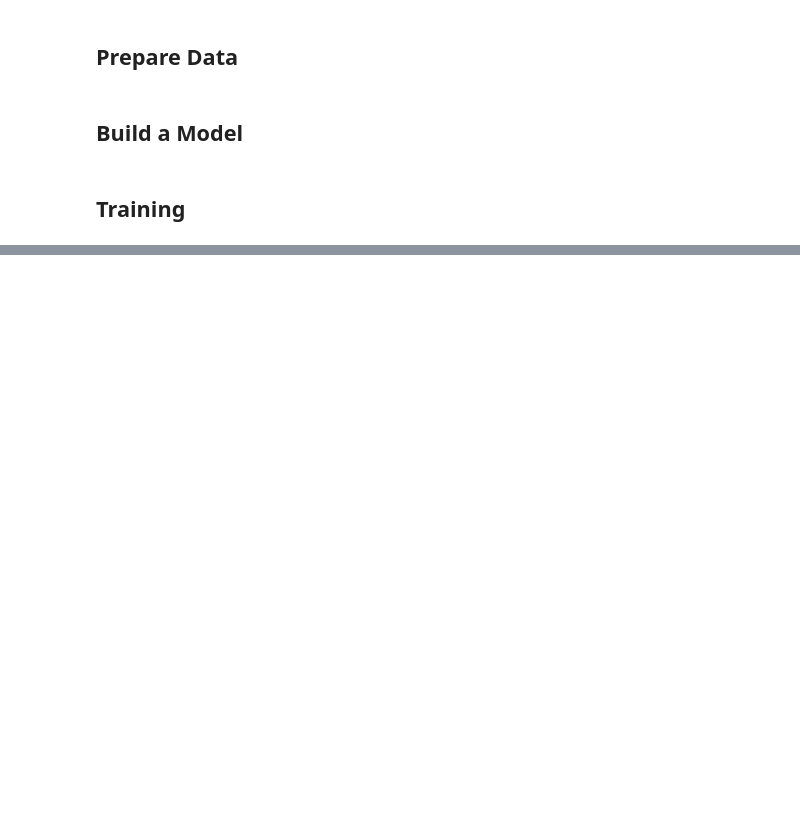
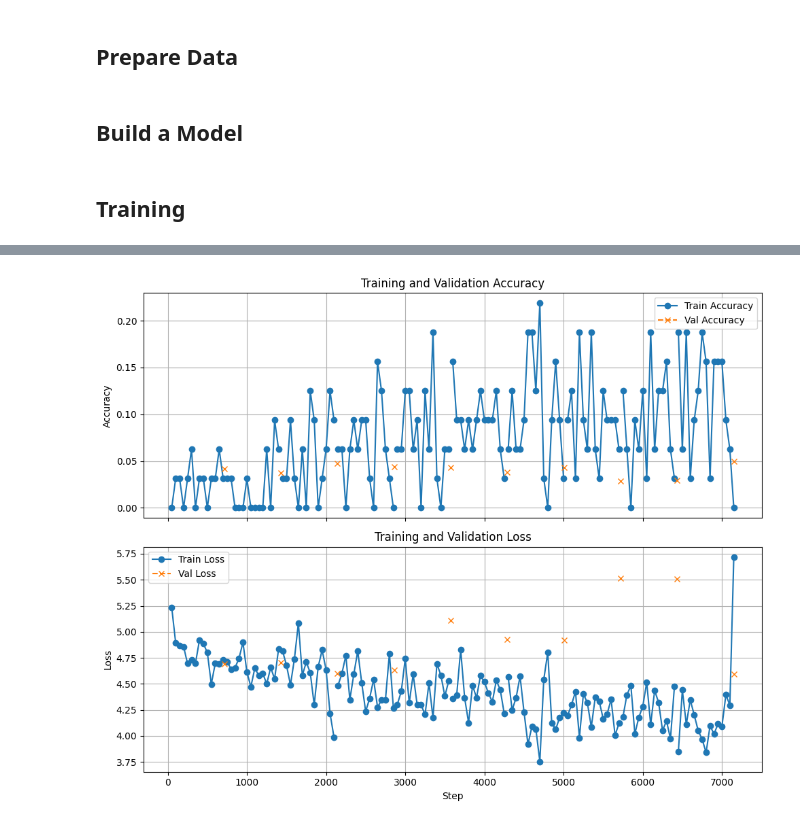
Before and after one commit to quercia-dev/birdclef2025, a Jupyter notebook: 03_Model.ipynb, the cells around one changed output, grey strips where cells are left out. Drawn from its saved outputs; the diff is of its cells as text; code cells hidden in the pictures; blank space fills up the shorter version.

Commit message:
fix: fixed CNN + utility_data functions + added plot for model evaluation

```diff
--- a/03_Model.ipynb
+++ b/03_Model.ipynb
@@ -102,0 +117,4 @@ trainer.fit(model, train_loader, val_loader)
+# %%
+plot_training_log('lightning_logs/version_0/metrics.csv')
+# %% [output]
+[figure, added]
```
Also changed, not shown: parts of 5 cells of this notebook, 2 other files.
